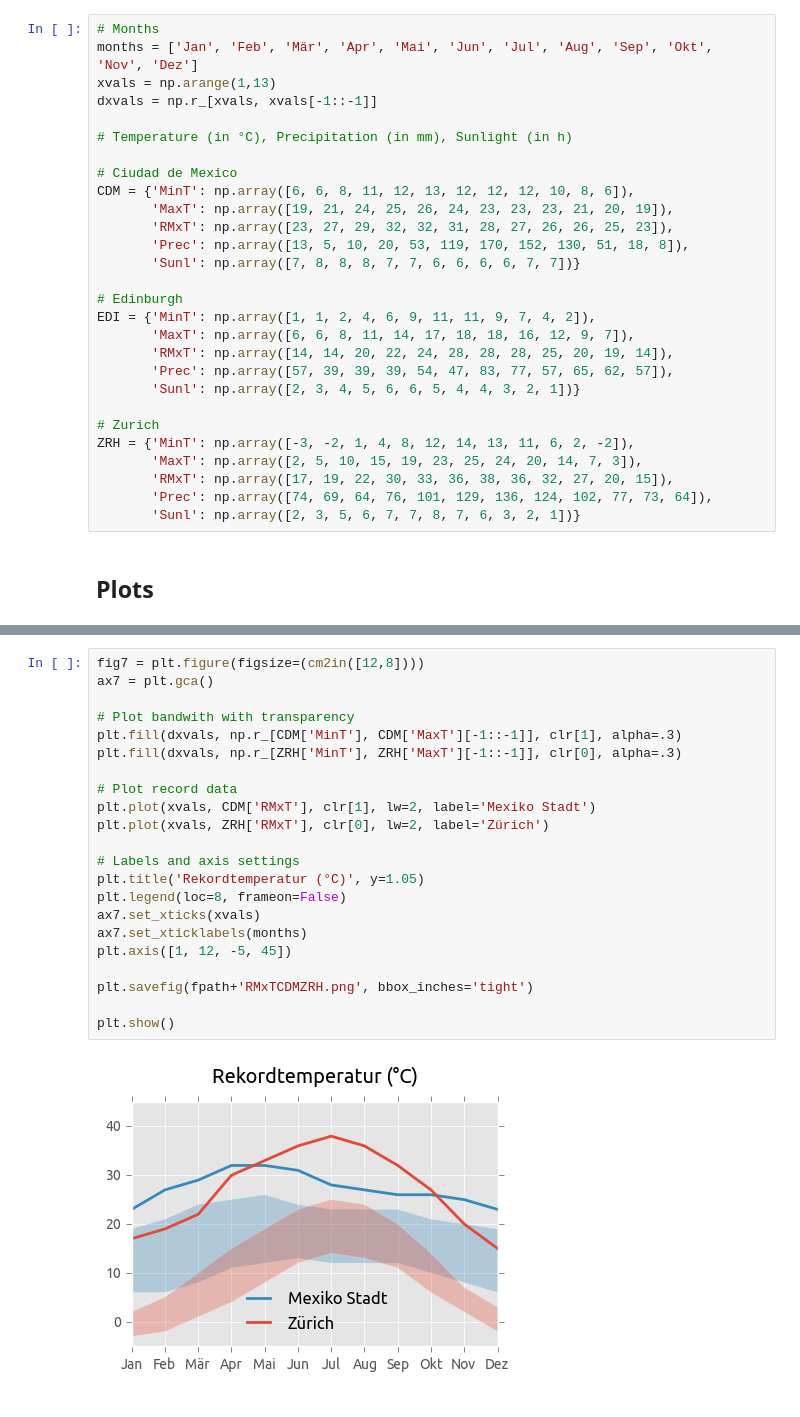
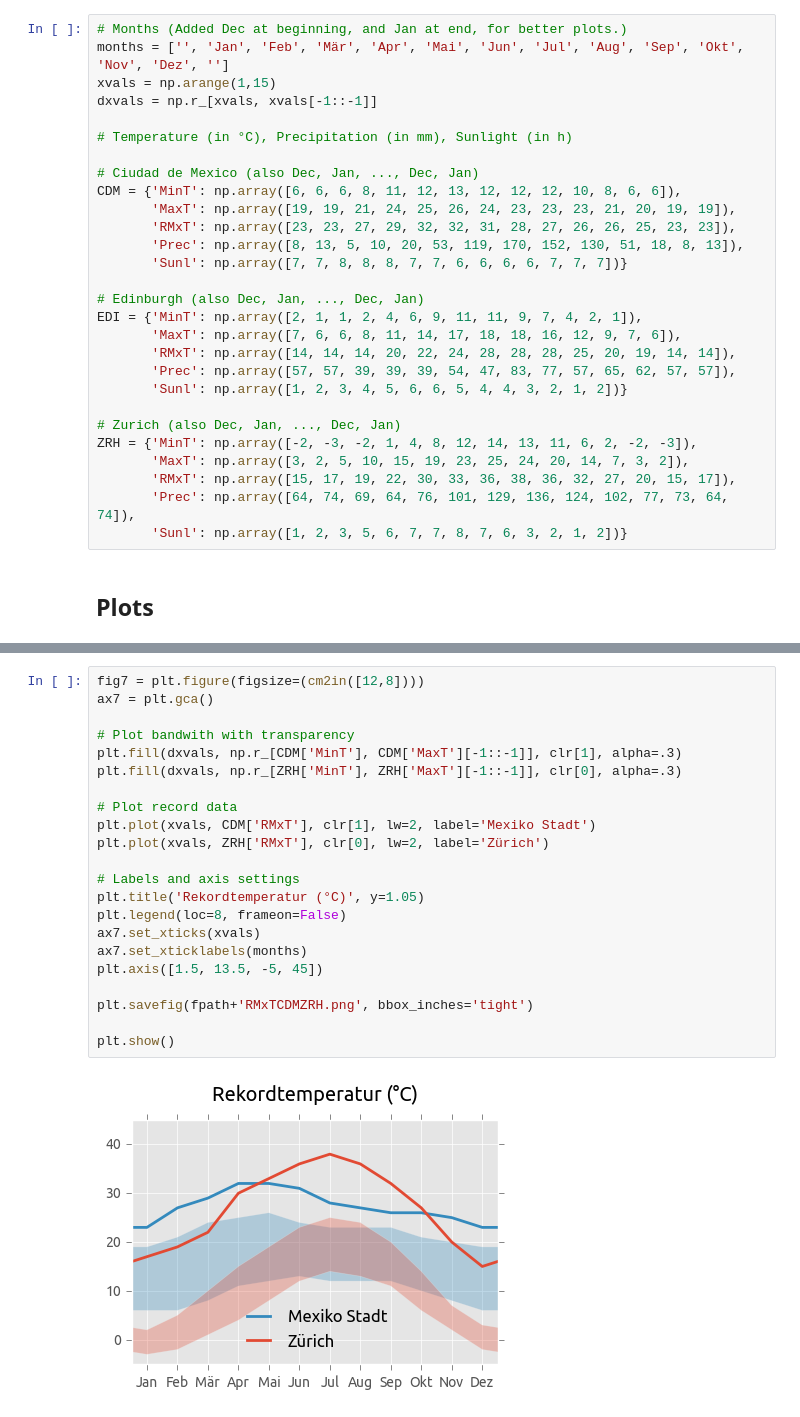
Before and after one commit to prisae/blog-notebooks, a Jupyter notebook: Weather.ipynb, the cells around one changed output, grey strips where cells are left out. Cells and saved outputs as stored; diff of their text form.

```diff
--- a/Weather.ipynb
+++ b/Weather.ipynb
@@ -26,33 +26,33 @@ fpath = '../mexico.werthmuller.org/content/images/weather/'
 
 The raw data is from [bbc.com/weather](http://bbc.com/weather), accessed 9 June 2015. (*Average Conditions data* is under a copyright RM 2011, see the BBC link.)
 # %%
-# Months
-months = ['Jan', 'Feb', 'Mär', 'Apr', 'Mai', 'Jun', 'Jul', 'Aug', 'Sep', 'Okt', 'Nov', 'Dez']
-xvals = np.arange(1,13)
+# Months (Added Dec at beginning, and Jan at end, for better plots.)
+months = ['', 'Jan', 'Feb', 'Mär', 'Apr', 'Mai', 'Jun', 'Jul', 'Aug', 'Sep', 'Okt', 'Nov', 'Dez', '']
+xvals = np.arange(1,15)
 dxvals = np.r_[xvals, xvals[-1::-1]]
 
 # Temperature (in °C), Precipitation (in mm), Sunlight (in h)
 
-# Ciudad de Mexico
-CDM = {'MinT': np.array([6, 6, 8, 11, 12, 13, 12, 12, 12, 10, 8, 6]),
-       'MaxT': np.array([19, 21, 24, 25, 26, 24, 23, 23, 23, 21, 20, 19]),
-       'RMxT': np.array([23, 27, 29, 32, 32, 31, 28, 27, 26, 26, 25, 23]),
-       'Prec': np.array([13, 5, 10, 20, 53, 119, 170, 152, 130, 51, 18, 8]),
-       'Sunl': np.array([7, 8, 8, 8, 7, 7, 6, 6, 6, 6, 7, 7])}
+# Ciudad de Mexico (also Dec, Jan, ..., Dec, Jan)
+CDM = {'MinT': np.array([6, 6, 6, 8, 11, 12, 13, 12, 12, 12, 10, 8, 6, 6]),
+       'MaxT': np.array([19, 19, 21, 24, 25, 26, 24, 23, 23, 23, 21, 20, 19, 19]),
+       'RMxT': np.array([23, 23, 27, 29, 32, 32, 31, 28, 27, 26, 26, 25, 23, 23]),
+       'Prec': np.array([8, 13, 5, 10, 20, 53, 119, 170, 152, 130, 51, 18, 8, 13]),
+       'Sunl': np.array([7, 7, 8, 8, 8, 7, 7, 6, 6, 6, 6, 7, 7, 7])}
 
-# Edinburgh
-EDI = {'MinT': np.array([1, 1, 2, 4, 6, 9, 11, 11, 9, 7, 4, 2]),
-       'MaxT': np.array([6, 6, 8, 11, 14, 17, 18, 18, 16, 12, 9, 7]),
-       'RMxT': np.array([14, 14, 20, 22, 24, 28, 28, 28, 25, 20, 19, 14]),
-       'Prec': np.array([57, 39, 39, 39, 54, 47, 83, 77, 57, 65, 62, 57]),
-       'Sunl': np.array([2, 3, 4, 5, 6, 6, 5, 4, 4, 3, 2, 1])}
+# Edinburgh (also Dec, Jan, ..., Dec, Jan)
+EDI = {'MinT': np.array([2, 1, 1, 2, 4, 6, 9, 11, 11, 9, 7, 4, 2, 1]),
+       'MaxT': np.array([7, 6, 6, 8, 11, 14, 17, 18, 18, 16, 12, 9, 7, 6]),
+       'RMxT': np.array([14, 14, 14, 20, 22, 24, 28, 28, 28, 25, 20, 19, 14, 14]),
+       'Prec': np.array([57, 57, 39, 39, 39, 54, 47, 83, 77, 57, 65, 62, 57, 57]),
+       'Sunl': np.array([1, 2, 3, 4, 5, 6, 6, 5, 4, 4, 3, 2, 1, 2])}
 
-# Zurich
-ZRH = {'MinT': np.array([-3, -2, 1, 4, 8, 12, 14, 13, 11, 6, 2, -2]),
-       'MaxT': np.array([2, 5, 10, 15, 19, 23, 25, 24, 20, 14, 7, 3]),
-       'RMxT': np.array([17, 19, 22, 30, 33, 36, 38, 36, 32, 27, 20, 15]),
-       'Prec': np.array([74, 69, 64, 76, 101, 129, 136, 124, 102, 77, 73, 64]),
-       'Sunl': np.array([2, 3, 5, 6, 7, 7, 8, 7, 6, 3, 2, 1])}
+# Zurich (also Dec, Jan, ..., Dec, Jan)
+ZRH = {'MinT': np.array([-2, -3, -2, 1, 4, 8, 12, 14, 13, 11, 6, 2, -2, -3]),
+       'MaxT': np.array([3, 2, 5, 10, 15, 19, 23, 25, 24, 20, 14, 7, 3, 2]),
+       'RMxT': np.array([15, 17, 19, 22, 30, 33, 36, 38, 36, 32, 27, 20, 15, 17]),
+       'Prec': np.array([64, 74, 69, 64, 76, 101, 129, 136, 124, 102, 77, 73, 64, 74]),
+       'Sunl': np.array([1, 2, 3, 5, 6, 7, 7, 8, 7, 6, 3, 2, 1, 2])}
 # %% [markdown]
 ## Plots
 # %%
@@ -194,27 +194,27 @@ plt.show()
 # %%
 fig7 = plt.figure(figsize=(cm2in([12,8])))
 ax7 = plt.gca()
 
 # Plot bandwith with transparency
 plt.fill(dxvals, np.r_[CDM['MinT'], CDM['MaxT'][-1::-1]], clr[1], alpha=.3)
 plt.fill(dxvals, np.r_[ZRH['MinT'], ZRH['MaxT'][-1::-1]], clr[0], alpha=.3)
 
 # Plot record data
 plt.plot(xvals, CDM['RMxT'], clr[1], lw=2, label='Mexiko Stadt')
 plt.plot(xvals, ZRH['RMxT'], clr[0], lw=2, label='Zürich')
 
 # Labels and axis settings
 plt.title('Rekordtemperatur (°C)', y=1.05)
 plt.legend(loc=8, frameon=False)
 ax7.set_xticks(xvals)
 ax7.set_xticklabels(months)
-plt.axis([1, 12, -5, 45])
+plt.axis([1.5, 13.5, -5, 45])
 
 plt.savefig(fpath+'RMxTCDMZRH.png', bbox_inches='tight')
 
 plt.show()
 # %% [output]
-[figure, old version]
+[figure, new version]
 # %%
 fig8 = plt.figure(figsize=(cm2in([12,8])))
 ax8 = plt.gca()
```
Also changed, not shown: parts of 7 cells of this notebook, 2 other files.
